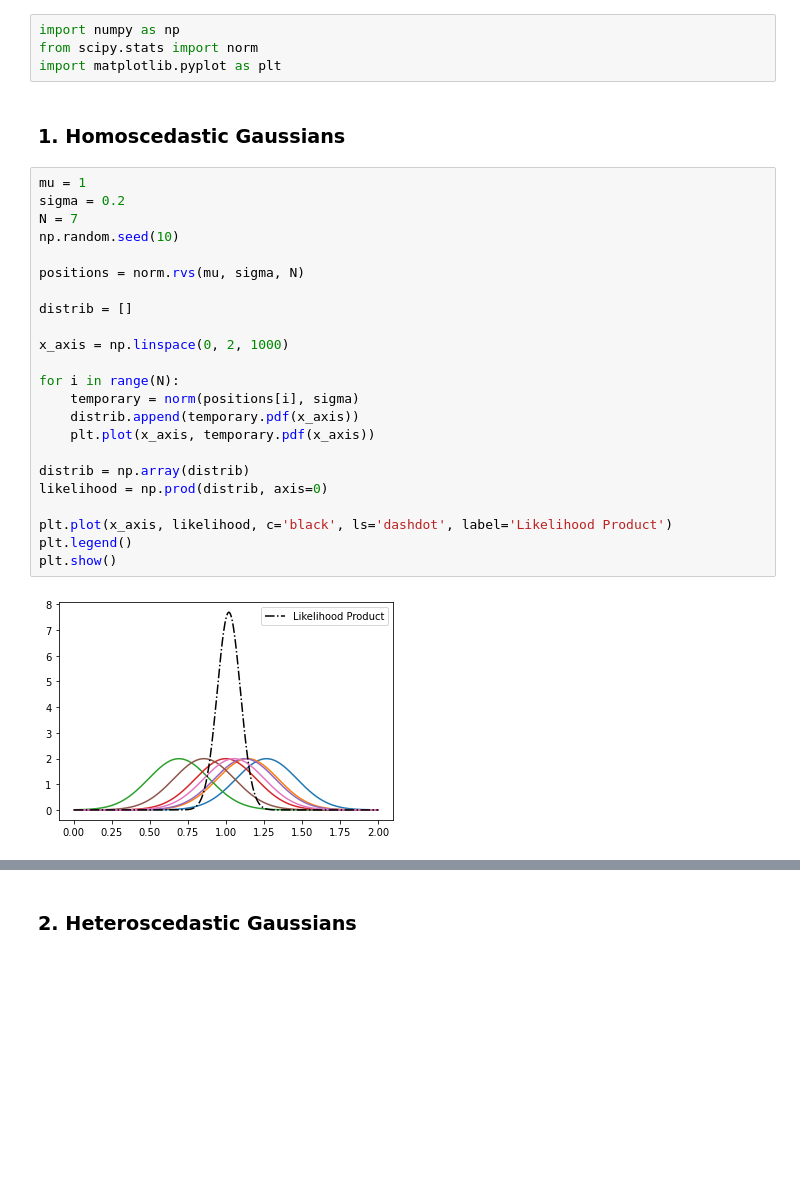
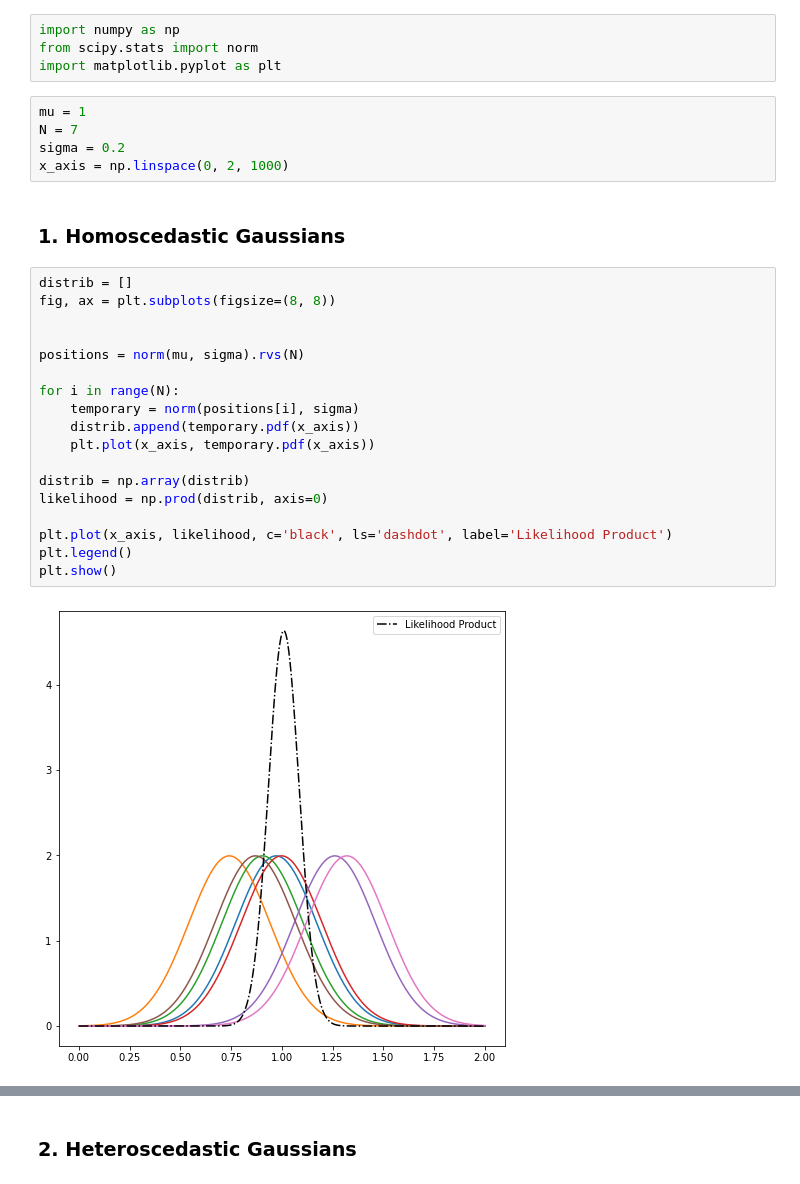
Before and after one commit to olli-e-benji/Astrostatistics-and-Machine-Learning-2023, a Jupyter notebook: working/L05_QuasarPosition.ipynb, the cells around one changed output, grey strips where cells are left out. Saved outputs shown, nothing was run; the diff lists cells and outputs as text; blank space fills up the shorter version.

```diff
--- a/working/L05_QuasarPosition.ipynb
+++ b/working/L05_QuasarPosition.ipynb
@@ -4,30 +4,30 @@
 import numpy as np
 from scipy.stats import norm
 import matplotlib.pyplot as plt
+# %%
+mu = 1
+N = 7
+sigma = 0.2
+x_axis = np.linspace(0, 2, 1000)
 # %% [markdown]
 ### 1. Homoscedastic Gaussians
 # %%
-mu = 1
-sigma = 0.2
-N = 7
-np.random.seed(10)
+distrib = []
+fig, ax = plt.subplots(figsize=(8, 8))
 
-positions = norm.rvs(mu, sigma, N)
 
-distrib = []
-
-x_axis = np.linspace(0, 2, 1000)
+positions = norm(mu, sigma).rvs(N)
 
 for i in range(N):
     temporary = norm(positions[i], sigma)
     distrib.append(temporary.pdf(x_axis))
     plt.plot(x_axis, temporary.pdf(x_axis))
 
 distrib = np.array(distrib)
 likelihood = np.prod(distrib, axis=0)
 
 plt.plot(x_axis, likelihood, c='black', ls='dashdot', label='Likelihood Product')
 plt.legend()
 plt.show()
 # %% [output]
-[figure, old version]
+[figure, new version]
```
Also changed, not shown: parts of 3 cells of this notebook.
